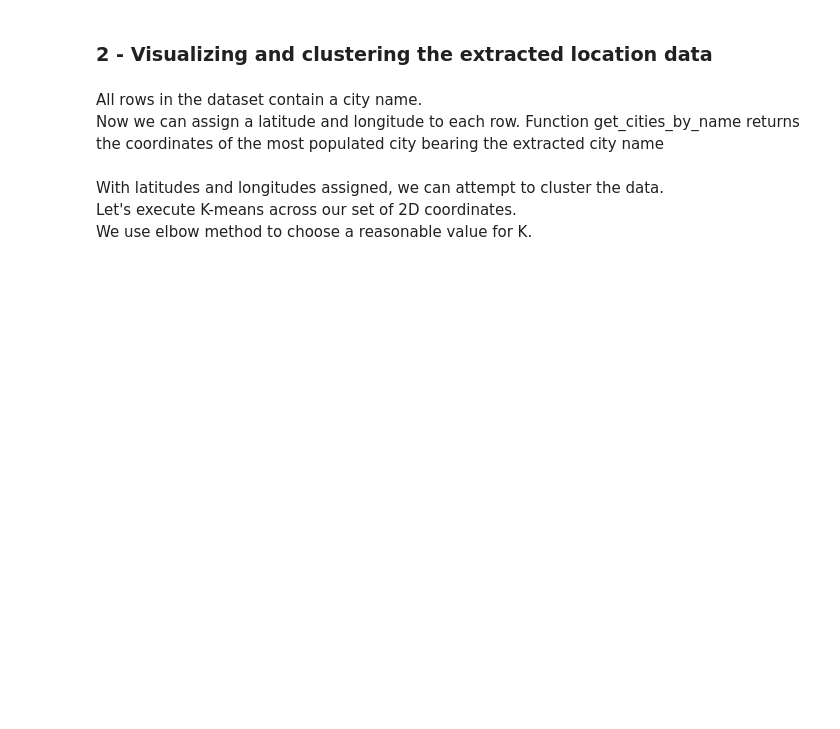
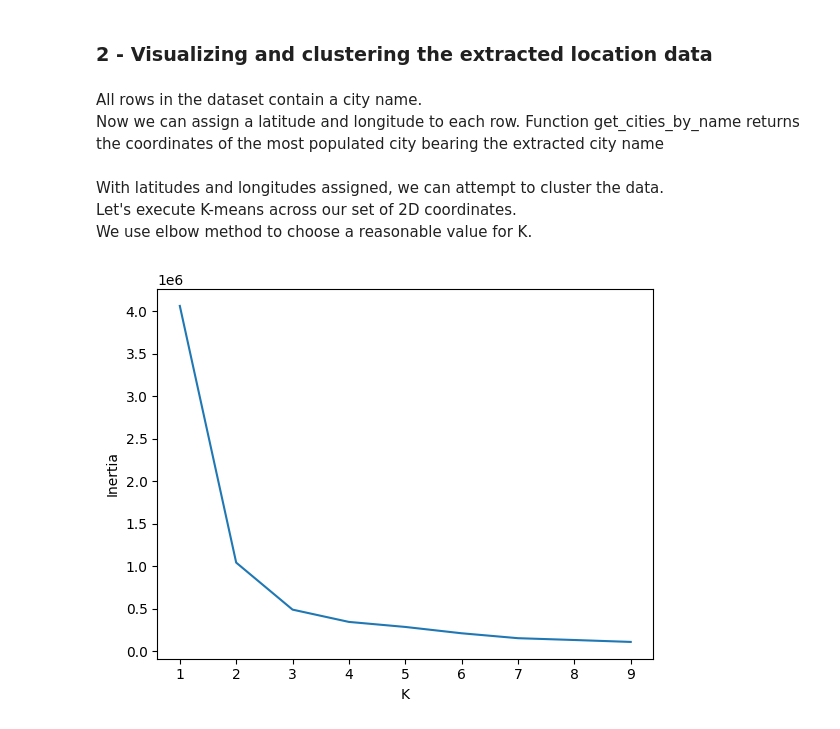
Before and after one commit to Arlan-Alibek/DS-projects, a Jupyter notebook: Case study 3 Tracking Disease Outbreaks using news headlines/tracking_disease_outbreaks.ipynb, the cells around one changed output. Cells and saved outputs as stored; diff of their text form; code cells hidden in the pictures; blank space fills up the shorter version.

```diff
--- a/Case study 3 Tracking Disease Outbreaks using news headlines/tracking_disease_outbreaks.ipynb
+++ b/Case study 3 Tracking Disease Outbreaks using news headlines/tracking_disease_outbreaks.ipynb
@@ -298,3 +302,13 @@ We use elbow method to choose a reasonable value for K.
 # %%
 coordinates = df[["Latitude","Longitude"]].values
 k_values = range(1,10)
+inertia_values = []
+for k in k_values:
+    inertia_values.append(KMeans(k).fit(coordinates).inertia_)
+
+plt.plot(range(1,10), inertia_values)
+plt.xlabel('K')
+plt.ylabel('Inertia')
+plt.show()
+# %% [output]
+[figure, added]
```
Also changed, not shown: parts of 15 cells of this notebook.
